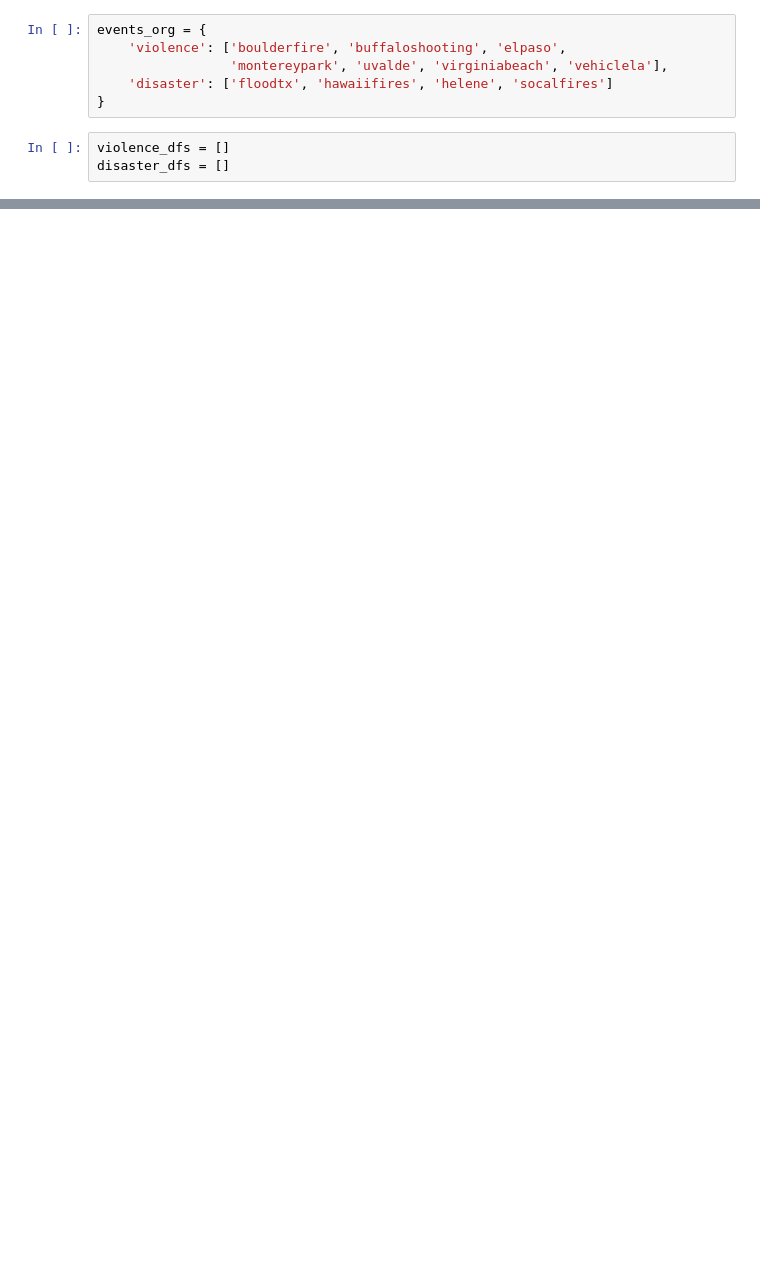
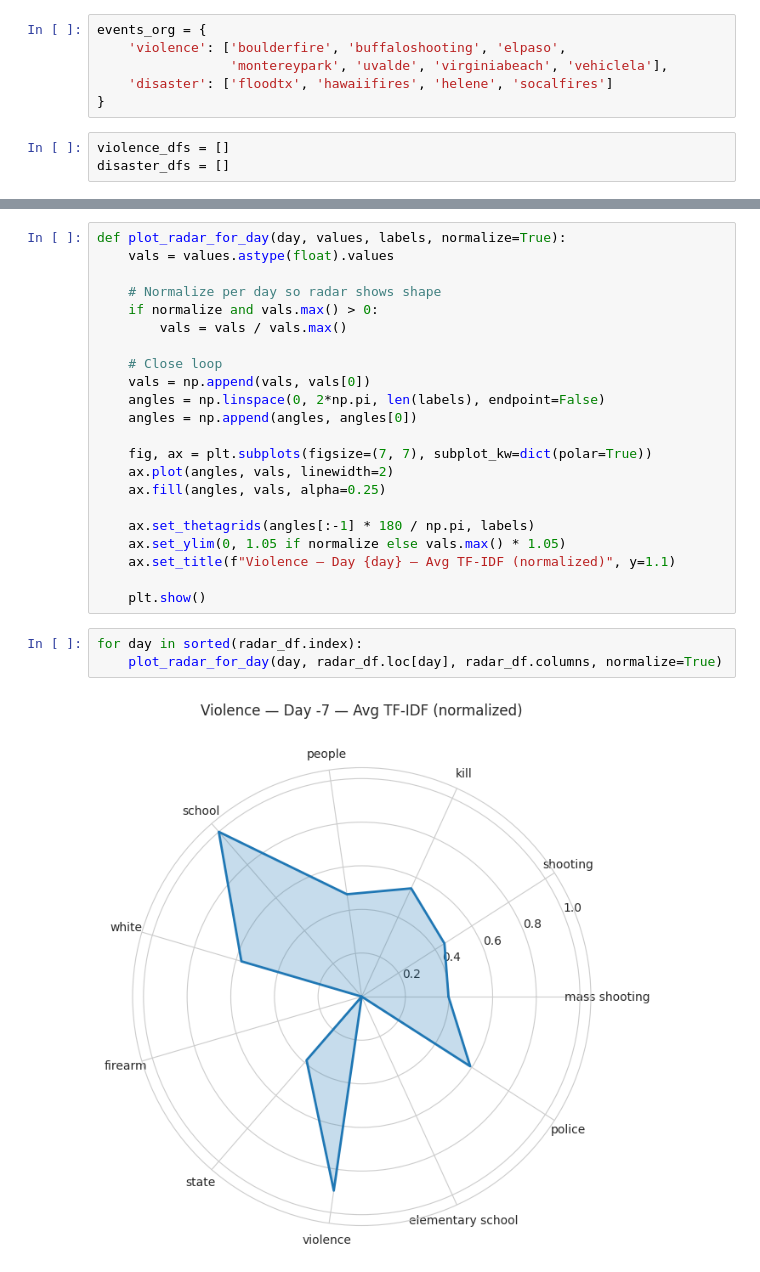
Before and after one commit to elugos/HSMS_LUGOS, a Jupyter notebook: radar_topic_daily.ipynb, the cells around one changed output, grey strips where cells are left out. Drawn from its saved outputs; the diff is of its cells as text; blank space fills up the shorter version.

Commit message:
config and radar

```diff
--- a/radar_topic_daily.ipynb
+++ b/radar_topic_daily.ipynb
@@ -74,0 +379,27 @@ ValueError: All objects passed were None
+# %%
+def plot_radar_for_day(day, values, labels, normalize=True):
+    vals = values.astype(float).values
+
+    # Normalize per day so radar shows shape
+    if normalize and vals.max() > 0:
+        vals = vals / vals.max()
+
+    # Close loop
+    vals = np.append(vals, vals[0])
+    angles = np.linspace(0, 2*np.pi, len(labels), endpoint=False)
+    angles = np.append(angles, angles[0])
+
+    fig, ax = plt.subplots(figsize=(7, 7), subplot_kw=dict(polar=True))
+    ax.plot(angles, vals, linewidth=2)
+    ax.fill(angles, vals, alpha=0.25)
+
+    ax.set_thetagrids(angles[:-1] * 180 / np.pi, labels)
+    ax.set_ylim(0, 1.05 if normalize else vals.max() * 1.05)
+    ax.set_title(f"Violence — Day {day} — Avg TF-IDF (normalized)", y=1.1)
+
+    plt.show()
+# %%
+for day in sorted(radar_df.index):
+    plot_radar_for_day(day, radar_df.loc[day], radar_df.columns, normalize=True)
+# %% [output]
+[figure, added]
```
Also changed, not shown: parts of 21 cells of this notebook, 2 other files.
